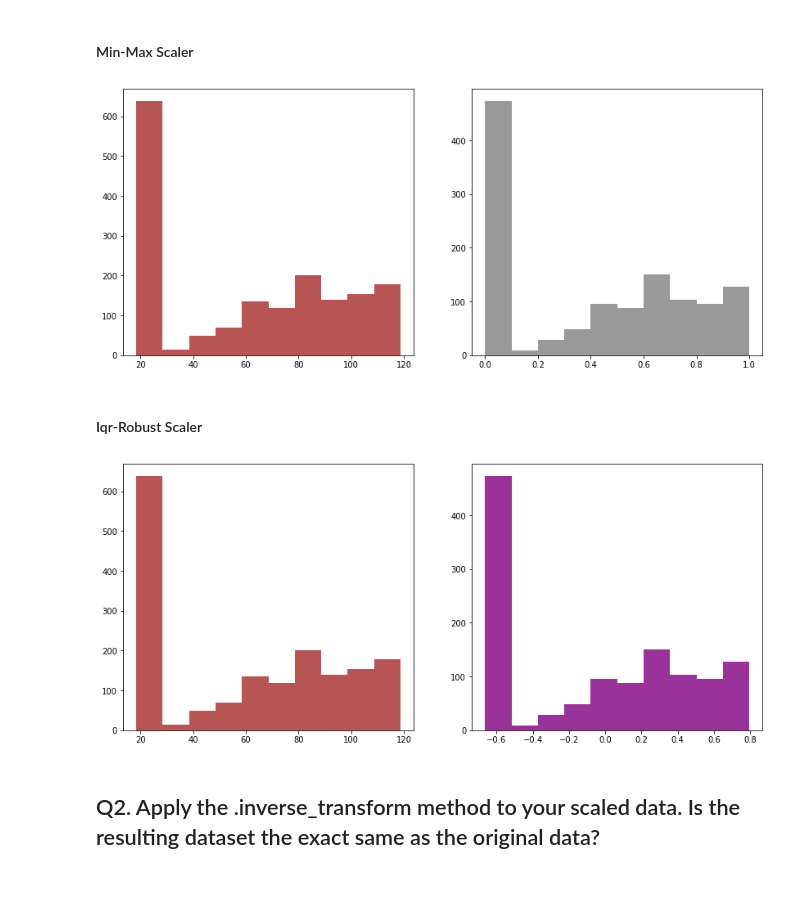
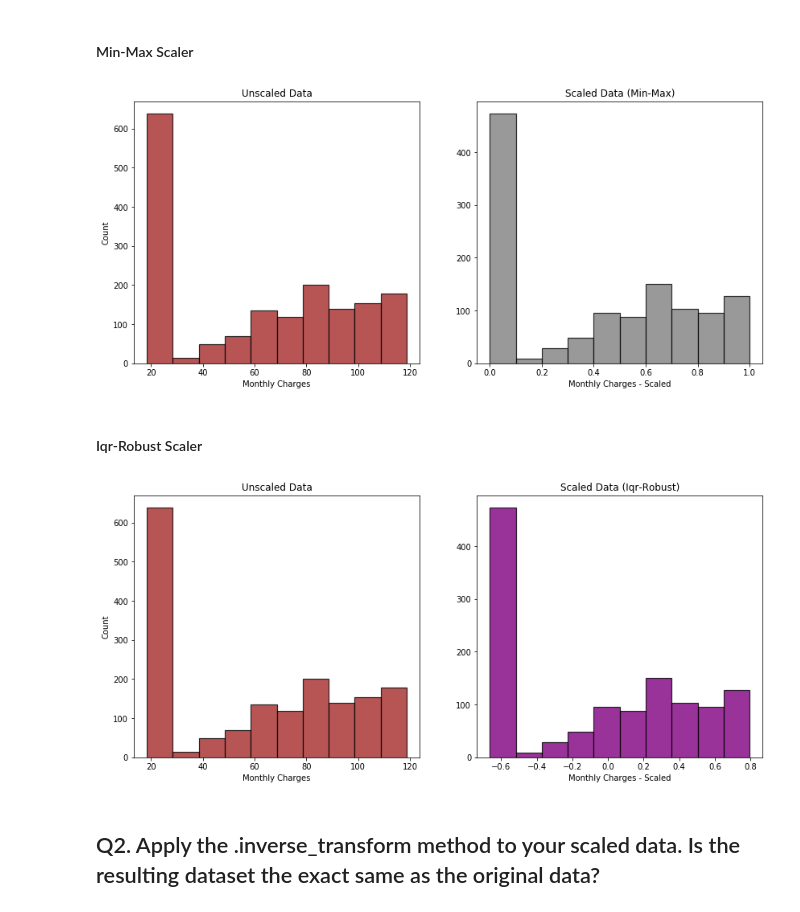
Before and after one commit to adam-gomez/regression-exercises, a Jupyter notebook: scaling.ipynb, the cells around one changed output. Cells and saved outputs as stored; diff of their text form; code cells hidden in the pictures; blank space fills up the shorter version.

```diff
--- a/scaling.ipynb
+++ b/scaling.ipynb
@@ -71,12 +84,17 @@ scaler_min_max, train_min_max, validate_min_max, test_min_max = prepare.min_max_
 # %%
 plt.figure(figsize=(14,6))
 plt.subplot(1, 2, 1)
-plt.hist(df.monthly_charges, alpha = 0.8, color = 'brown')
+plt.hist(df.monthly_charges, alpha = 0.8, color = 'brown', edgecolor='black', linewidth=1.2)
+plt.title('Unscaled Data')
+plt.xlabel('Monthly Charges')
+plt.ylabel('Count')
 plt.subplot(1, 2, 2)
-plt.hist(train_min_max.monthly_charges, alpha = 0.8, color = 'grey')
+plt.hist(train_min_max.monthly_charges, alpha = 0.8, color = 'grey', edgecolor='black', linewidth=1.2)
+plt.title('Scaled Data (Min-Max)')
+plt.xlabel('Monthly Charges - Scaled')
 plt.show()
 # %% [output]
-[figure, old version]
+[figure, new version]
 # %% [markdown]
 #### Iqr-Robust Scaler
 # %%
@@ -84,12 +102,17 @@ scaler_iqr_robust, train_iqr_robust, validate_iqr_robust, test_iqr_robust = prep
 # %%
 plt.figure(figsize=(14,6))
 plt.subplot(1, 2, 1)
-plt.hist(df.monthly_charges, alpha = 0.8, color = 'brown')
+plt.hist(df.monthly_charges, alpha = 0.8, color = 'brown', edgecolor='black', linewidth=1.2)
+plt.title('Unscaled Data')
+plt.xlabel('Monthly Charges')
+plt.ylabel('Count')
 plt.subplot(1, 2, 2)
-plt.hist(train_iqr_robust.monthly_charges, alpha = 0.8, color = 'purple')
+plt.hist(train_iqr_robust.monthly_charges, alpha = 0.8, color = 'purple', edgecolor='black', linewidth=1.2)
+plt.title('Scaled Data (Iqr-Robust)')
+plt.xlabel('Monthly Charges - Scaled')
 plt.show()
 # %% [output]
-[figure, old version]
+[figure, new version]
 # %% [markdown]
 ## Q2. Apply the .inverse_transform method to your scaled data. Is the resulting dataset the exact same as the original data?
 # %%
```
Also changed, not shown: parts of 11 cells of this notebook.
